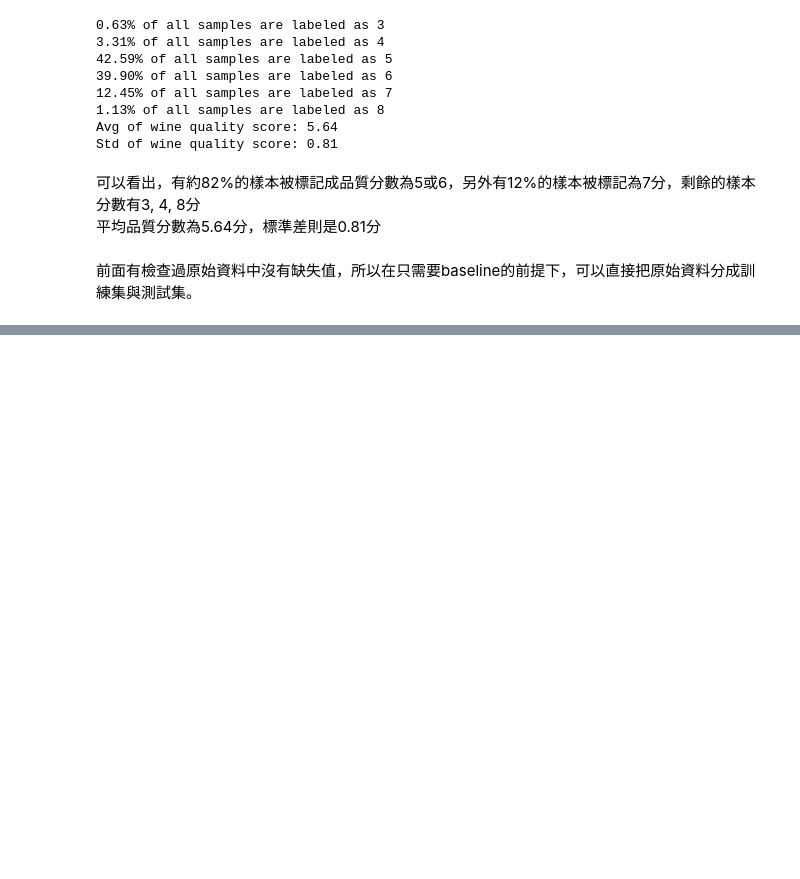
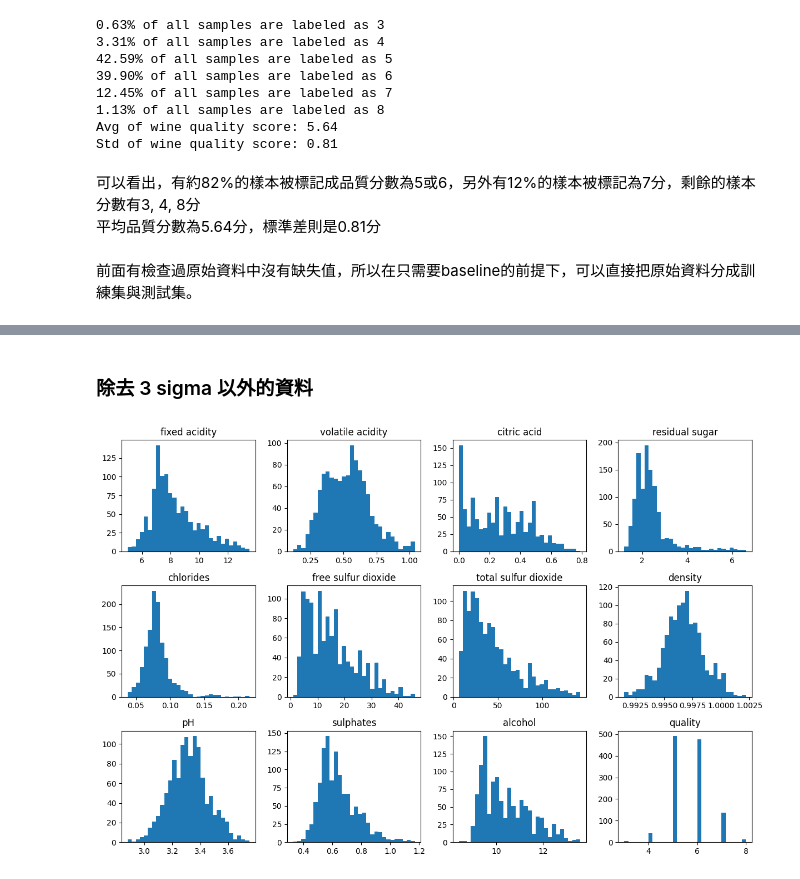
Before and after one commit to skyjadel/Prediction-of-quality-of-Wine, a Jupyter notebook: Wine_Quality.ipynb, the cells around one changed output, grey strips where cells are left out. Cells and saved outputs as stored; diff of their text form; code cells hidden in the pictures; blank space fills up the shorter version.

```diff
--- a/Wine_Quality.ipynb
+++ b/Wine_Quality.ipynb
@@ -120,0 +187,19 @@ Avg acc is 0.6696
+# %% [markdown]
+### 除去 3 sigma 以外的資料
+# %%
+remove_idx = np.zeros(len(df_train))
+for i, col in enumerate(df_train.columns[0:-1]):
+  this_x = np.array(df_train[col])
+  dev = np.abs((this_x - np.mean(this_x)) / np.std(this_x))
+  remove_idx[np.where(dev > 3)] = 1
+# %%
+df_train1 = df_train.iloc[np.where(remove_idx==0)]
+# %%
+fig, axes = plt.subplots(3,4)
+fig.set_size_inches(12,8)
+for i, col in enumerate(df_train.columns):
+  axes[int(i/4)][i%4].hist(df_train1[col], 30)
+  axes[int(i/4)][i%4].set_title(col)
+fig.tight_layout()
+# %% [output]
+[figure, added]
```
Also changed, not shown: parts of 23 cells of this notebook.
